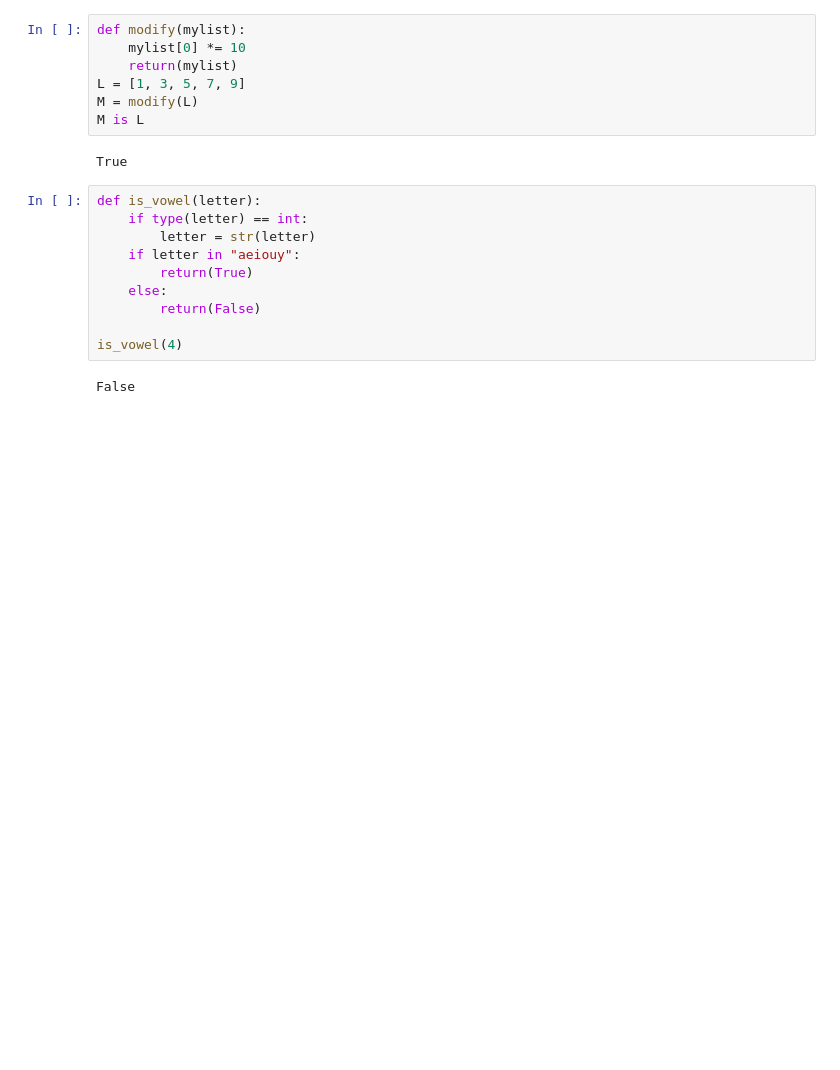
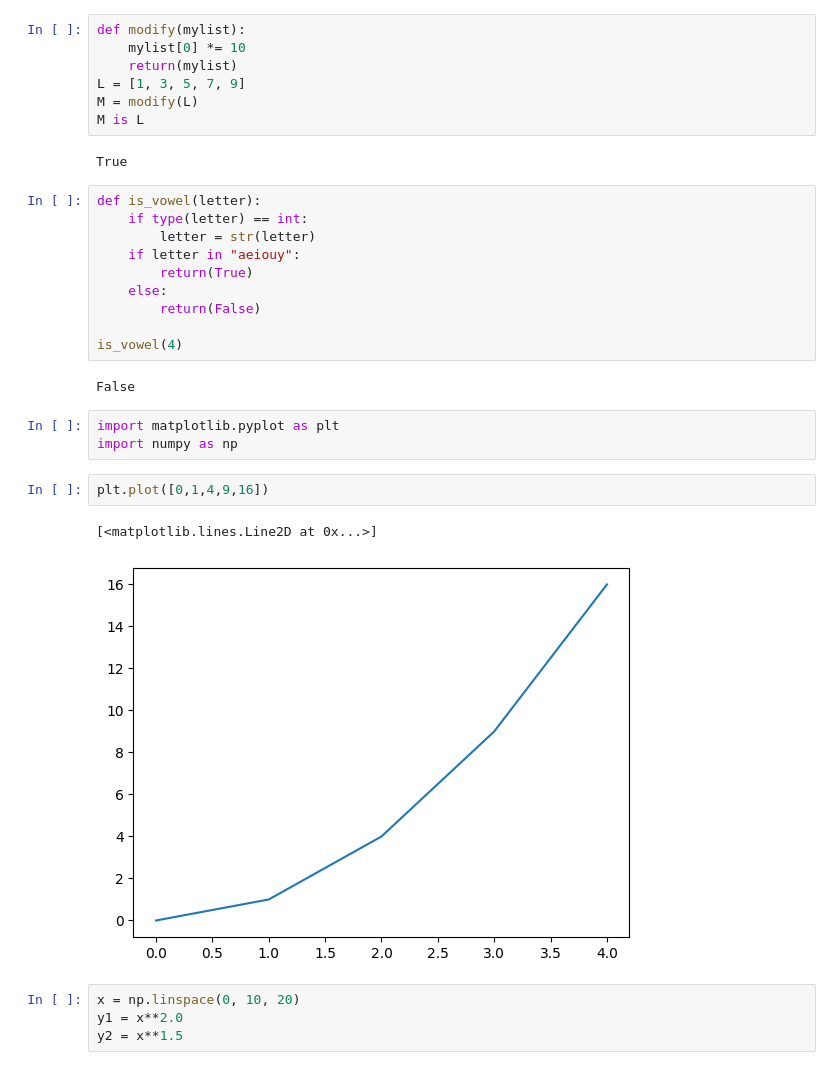
Before and after one commit to GiancarloNicolof/Using-Python-for-Research, a Jupyter notebook: Playground.ipynb, the cells around one changed output. Drawn from its saved outputs; the diff is of its cells as text; blank space fills up the shorter version.

```diff
--- a/Playground.ipynb
+++ b/Playground.ipynb
@@ -45,3 +45,15 @@ def is_vowel(letter):
 is_vowel(4)
 # %% [output]
 False
+# %%
+import matplotlib.pyplot as plt
+import numpy as np
+# %%
+plt.plot([0,1,4,9,16])
+# %% [output]
+[<matplotlib.lines.Line2D at 0x...>]
+[figure, added]
+# %%
+x = np.linspace(0, 10, 20)
+y1 = x**2.0
+y2 = x**1.5
```
Also changed, not shown: parts of 7 cells of this notebook.
